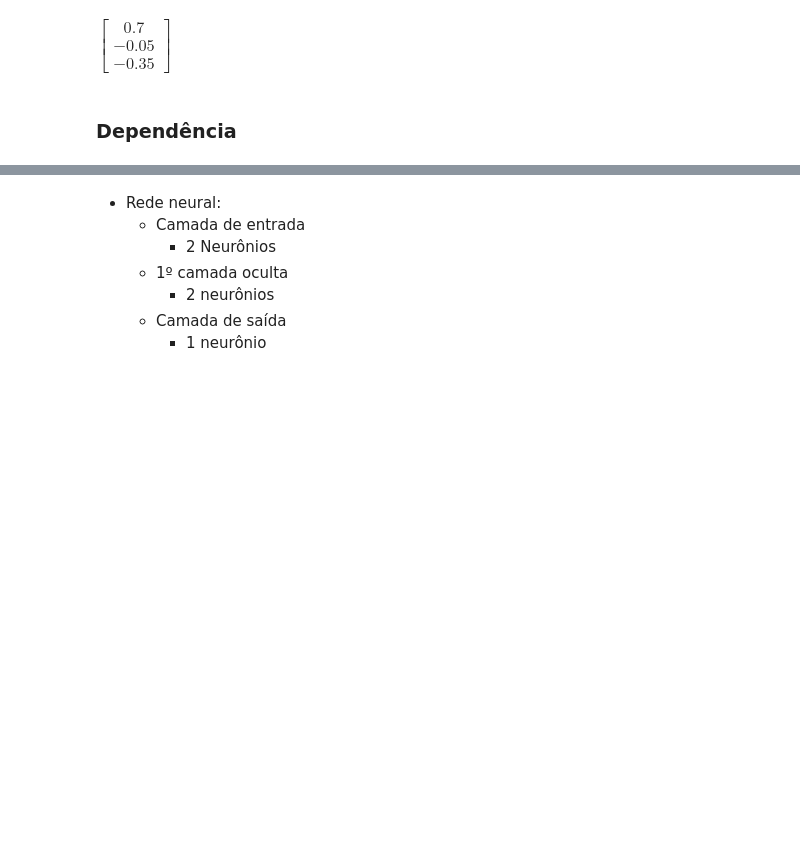
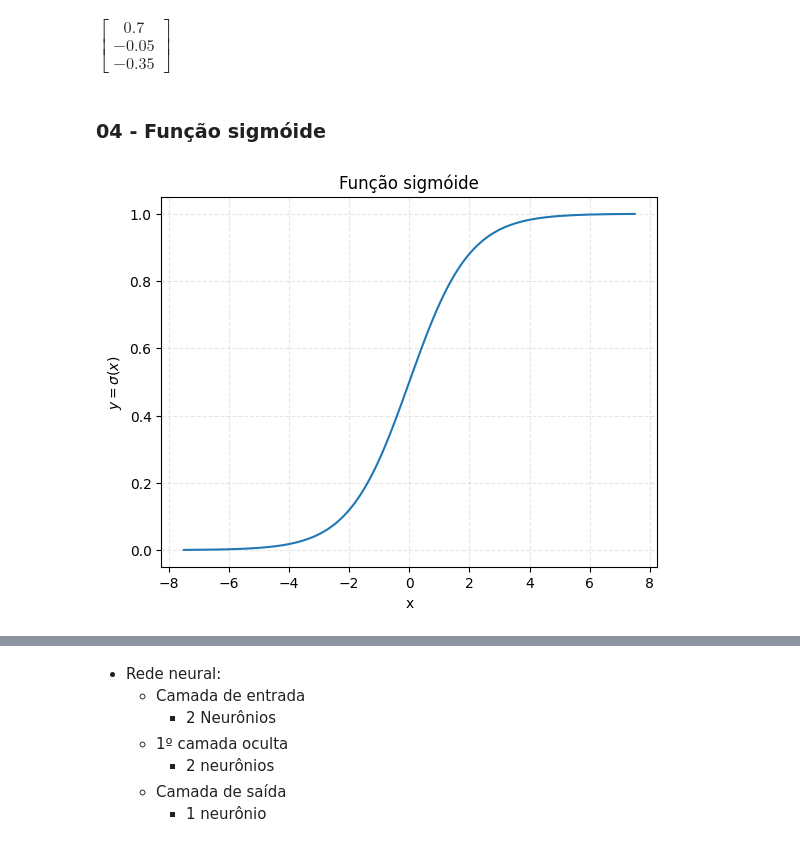
Before and after one commit to AriBarrosFilho/Ari-Aprendendo-Aprendizado_Maquina, a Jupyter notebook: 06 - Redes neurais/meus_estudos_redes_neurais/ari.ipynb, the cells around one changed output, grey strips where cells are left out. Saved outputs shown, nothing was run; the diff lists cells and outputs as text; code cells hidden in the pictures; blank space fills up the shorter version.

```diff
--- a/06 - Redes neurais/meus_estudos_redes_neurais/ari.ipynb
+++ b/06 - Redes neurais/meus_estudos_redes_neurais/ari.ipynb
@@ -335,4 +349,23 @@ $\displaystyle \left[\begin{matrix}0.1 & 0.2 & -0.5\\0.2 & 0.3 & 0.4\\-0.1 & -0.
 $\displaystyle z = \mathbf{W}a$
 $\displaystyle \left[\begin{matrix}0.7\\-0.05\\-0.35\end{matrix}\right]$
 # %% [markdown]
-### Dependência
+### 04 - Função sigmóide
+# %%
+import numpy as np
+import matplotlib.pyplot as plt
+
+# Definindo a função sigmoide
+funcao_sigmoide = lambda x: (1 / (1 + np.exp(-x))).round(decimals = 5)
+
+x = np.linspace(start = -7.5, stop = 7.5, num = 1000)
+y = funcao_sigmoide(x)
+
+plt.plot(x, y)
+plt.title(label = "Função sigmóide")
+plt.xlabel(xlabel = 'x')
+plt.ylabel(ylabel = r'$y = \sigma(x)$')
+plt.grid(alpha = 0.3, ls = '--')
+plt.savefig('sigmoide.png', dpi = 300, bbox_inches = 'tight')
+plt.show()
+# %% [output]
+[figure, added]
```
Also changed, not shown: parts of 17 cells of this notebook, 10 other files.
